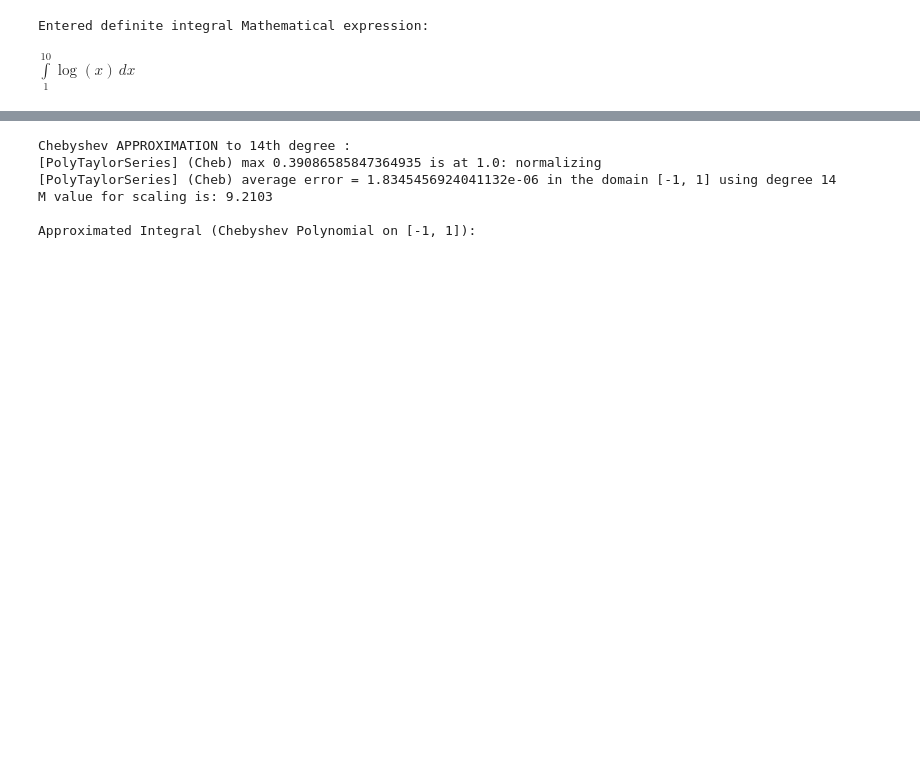
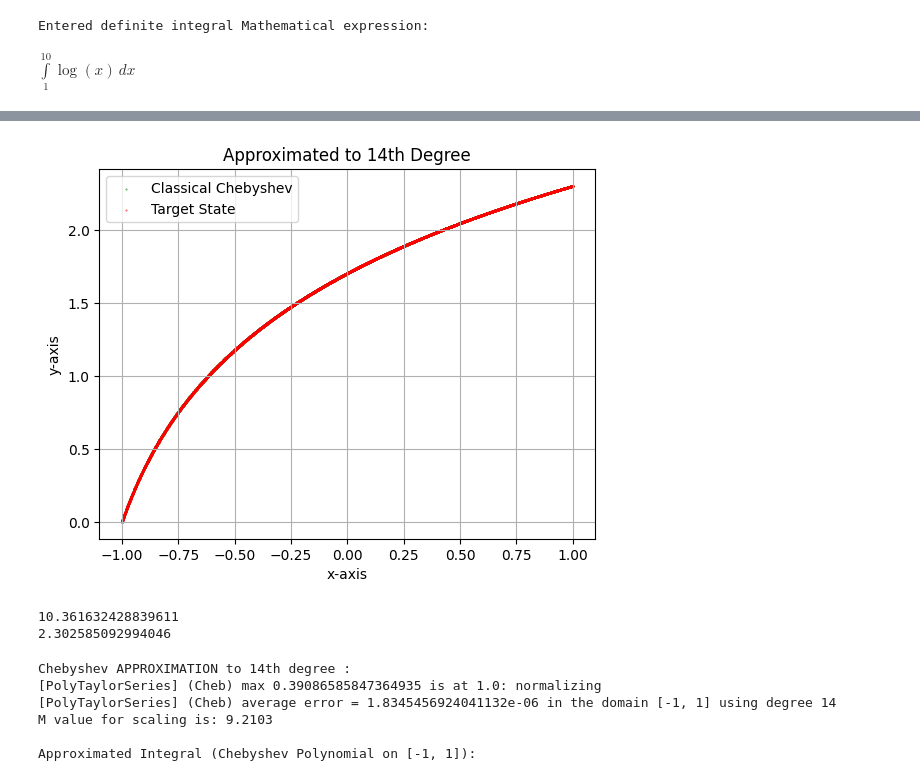
Before and after one commit to Adithya2685-git/Quantum-General-Integration-Algorithm, a Jupyter notebook: MCI.ipynb, the cells around one changed output, grey strips where cells are left out. Drawn from its saved outputs; the diff is of its cells as text; code cells hidden in the pictures; blank space fills up the shorter version.

Commit message:
Perfect Chebyshev

```diff
--- a/MCI.ipynb
+++ b/MCI.ipynb
@@ -192,13 +176,9 @@ f_ideal_callable = lambda y: f_numerical(jac_scaling * y + offset)
 
 y,x_array= discretize(f_ideal_callable,-1,1,2**14)
 
-plt.xlabel("x-axis")
-plt.ylabel("y-axis")
-plt.title(f"Approximated to {d}th Degree")
-plt.scatter(x_array_classical,y_classical,
-             color='green', label='Classical Chebyshev',s=0.1)
-plt.scatter(x_array,y,
-            color='red',label='Target State', s=0.1)
-plt.grid(True)
-plt.legend()
-plt.show()
+
+g_numerical = sympy.lambdify(sympy.symbols('y',real=True),
+                              Approx_chebyshev_Polynomial, 'numpy')
+
+# gy_classical= f(x)/jac_scaling
+y_classical= g_numerical(x_array)/((upper_limit-lower_limit)/2)
@@ -207,3 +221,23 @@ plt.show()
+# %%
+plt.xlabel("x-axis")
+plt.ylabel("y-axis")
+plt.title(f"Approximated to {d}th Degree")
+plt.scatter(x_array,y_classical,
+             color='green', label='Classical Chebyshev',s=0.1)
+plt.scatter(x_array,y,
+            color='red',label='Target State', s=0.1)
+plt.grid(True)
+plt.legend()
+plt.show()
+# %% [output]
+[figure, added]
+# %%
+print(g_numerical(1))
+
+print(f_numerical(10))
+# %% [output]
+10.361632428839611
+2.302585092994046
 # %%
 plt.xlabel("x-axis")
 plt.ylabel("y-axis")
```
Also changed, not shown: parts of 9 cells of this notebook.
